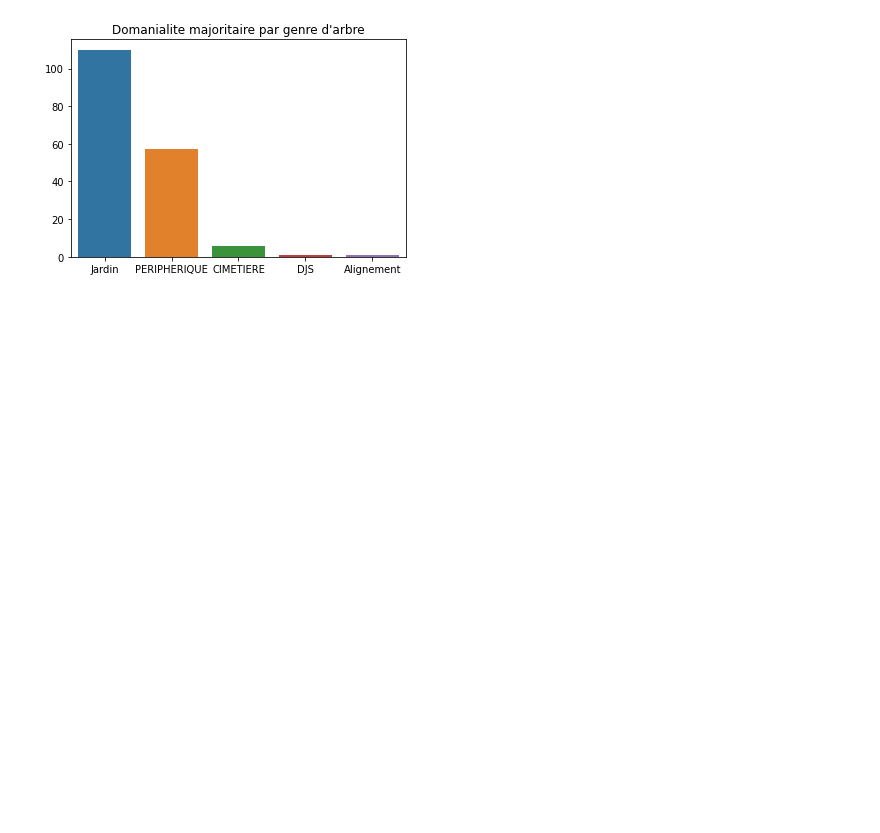
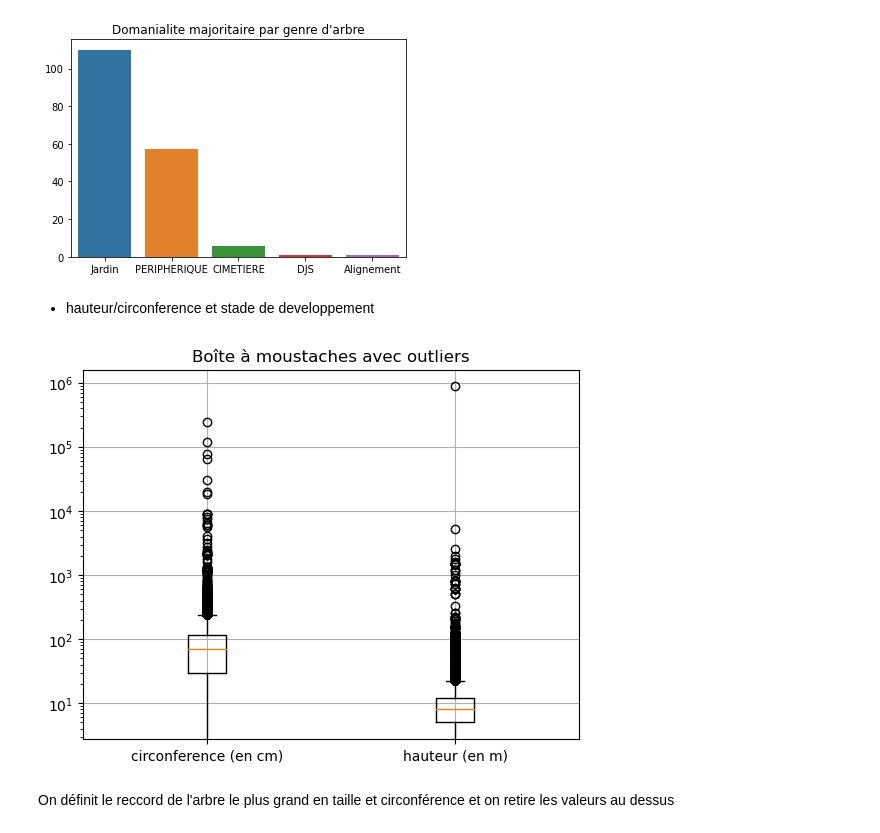
Before and after one commit to Antho-SJ/paris-trees, a Jupyter notebook: Présentation.ipynb, the cells around one changed output. Saved outputs shown, nothing was run; the diff lists cells and outputs as text; code cells hidden in the pictures; blank space fills up the shorter version.

```diff
--- a/Présentation.ipynb
+++ b/Présentation.ipynb
@@ -71,3 +78,18 @@ plt.title("Domanialite majoritaire par genre d'arbre")
 plt.show()
 # %% [output]
 [figure]
+# %% [markdown]
+* hauteur/circonference et stade de developpement
+# %%
+circonference = df['circonference_cm']
+hauteur = df['hauteur_m']
+plt.boxplot([circonference, hauteur], showfliers=True)
+plt.xticks([1, 2], ['circonference (en cm)', 'hauteur (en m)'])
+plt.yscale('log')
+plt.title("Boîte à moustaches avec outliers")
+plt.grid(True)
+plt.show()
+# %% [output]
+[figure, added]
+# %% [markdown]
+On définit le reccord de l'arbre le plus grand en taille et circonférence et on retire les valeurs au dessus
```
Also changed, not shown: parts of 13 cells of this notebook.
